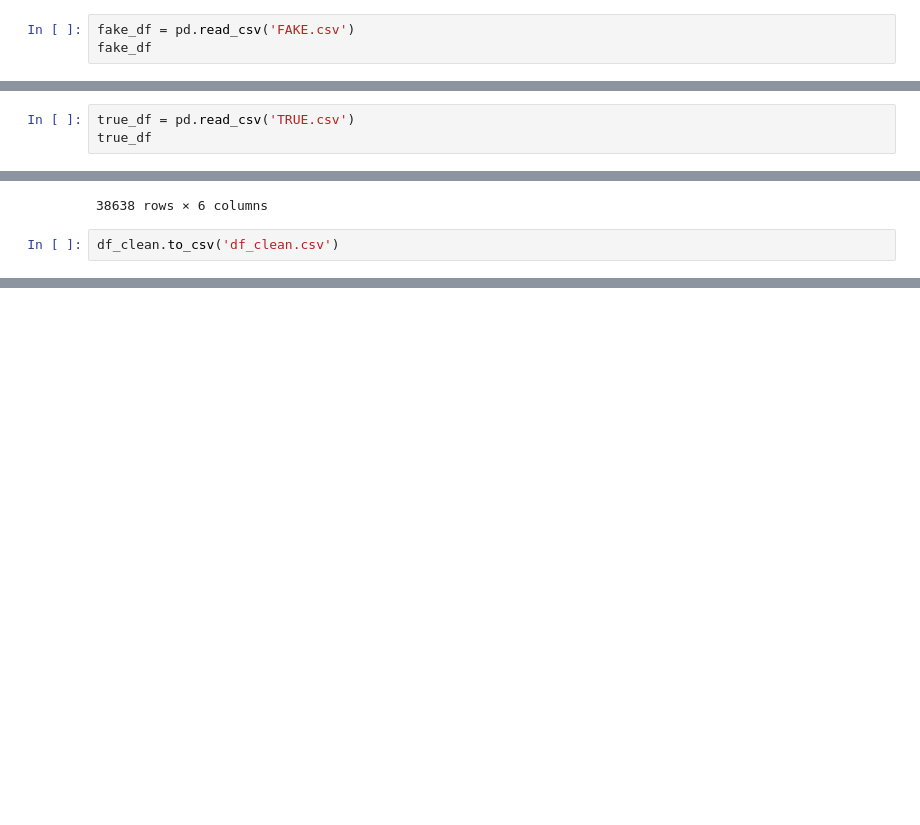
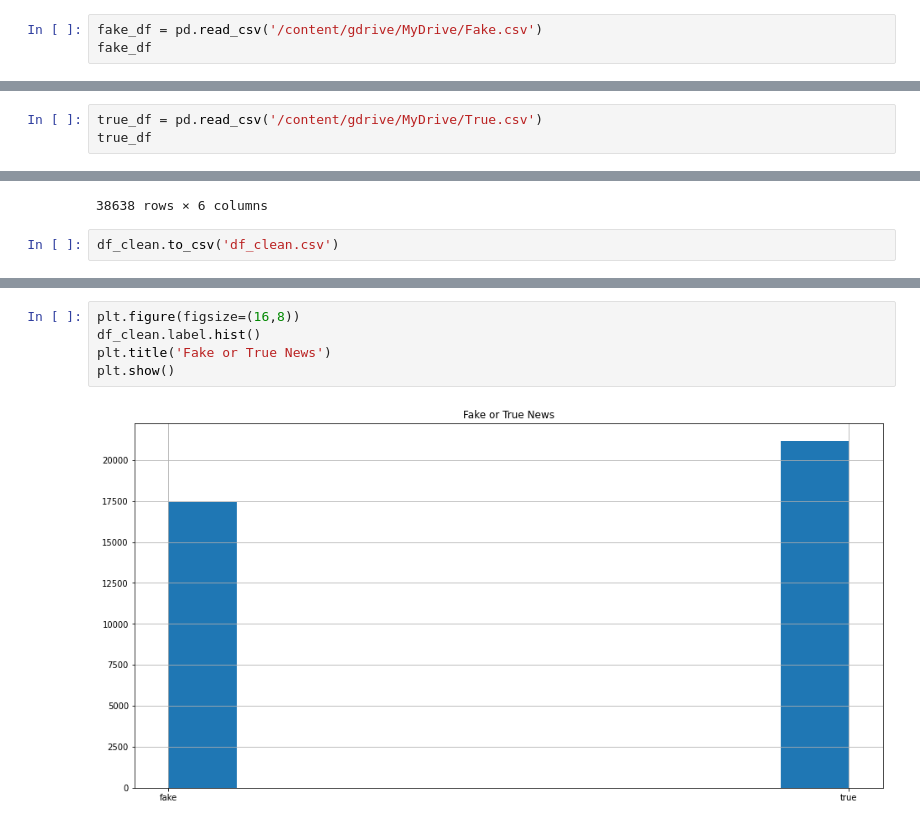
Before and after one commit to chriskal96/fake-news, a Jupyter notebook: 1_eda.ipynb, the cells around one changed output, grey strips where cells are left out. Saved outputs shown, nothing was run; the diff lists cells and outputs as text; blank space fills up the shorter version.

```diff
--- a/1_eda.ipynb
+++ b/1_eda.ipynb
@@ -5,5 +20,5 @@ import numpy as np
 # %%
-fake_df = pd.read_csv('FAKE.csv')
+fake_df = pd.read_csv('/content/gdrive/MyDrive/Fake.csv')
 fake_df
 # %% [output]
 |  | title | text | subject | date |
@@ -20,7 +35,7 @@ fake_df
 | 23480 | 10 U.S. Navy Sailors Held by Iran... | 21st Century Wire says As 21WIRE ... | Middle-east | January 12, 2016 |
 23481 rows × 4 columns
 # %%
-true_df = pd.read_csv('TRUE.csv')
+true_df = pd.read_csv('/content/gdrive/MyDrive/True.csv')
 true_df
 # %% [output]
 |  | title | text | subject | date |
@@ -405,0 +438,7 @@ df_clean.to_csv('df_clean.csv')
+# %%
+plt.figure(figsize=(16,8))
+df_clean.label.hist()
+plt.title('Fake or True News')
+plt.show()
+# %% [output]
+[figure, added]
```
Also changed, not shown: parts of 38 cells of this notebook.
